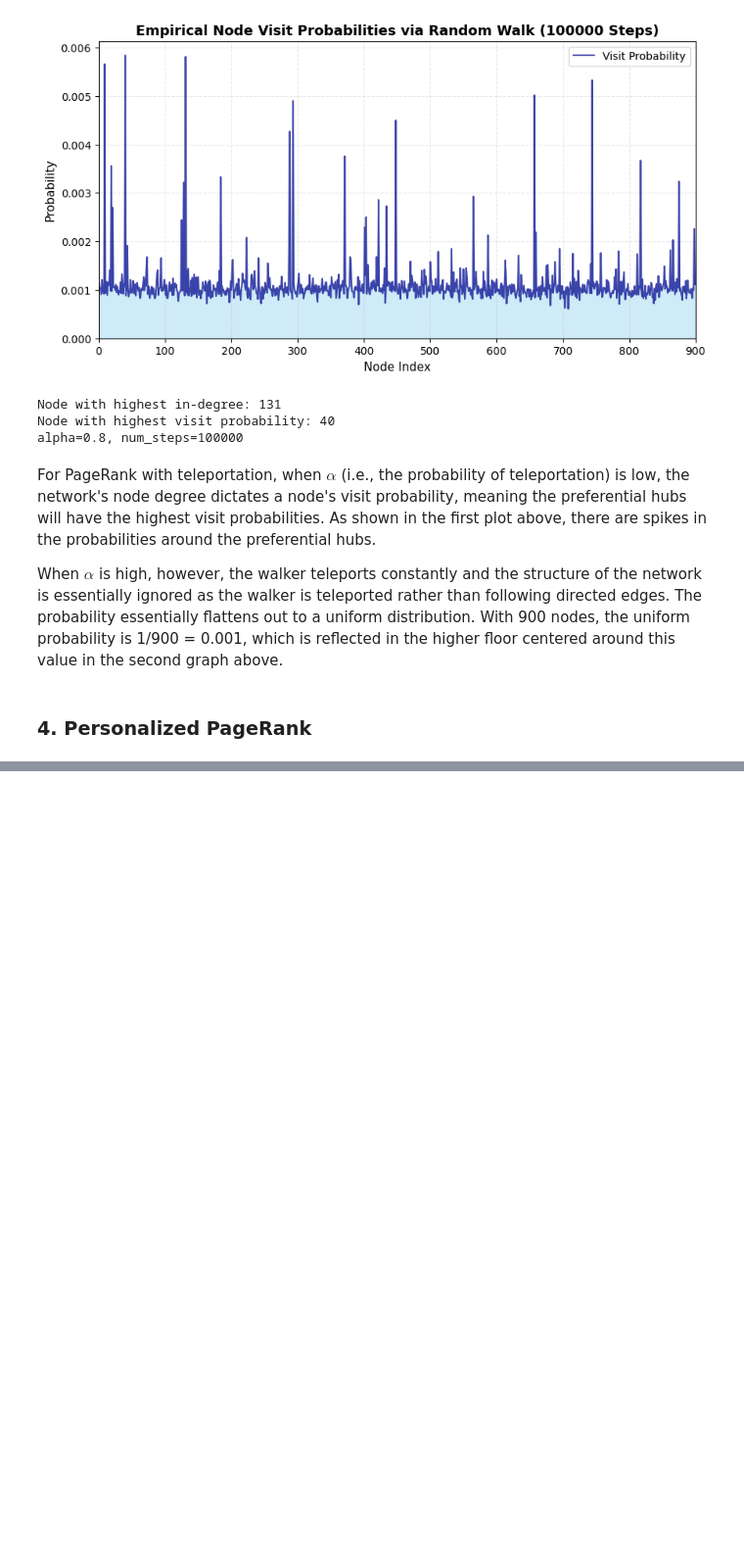
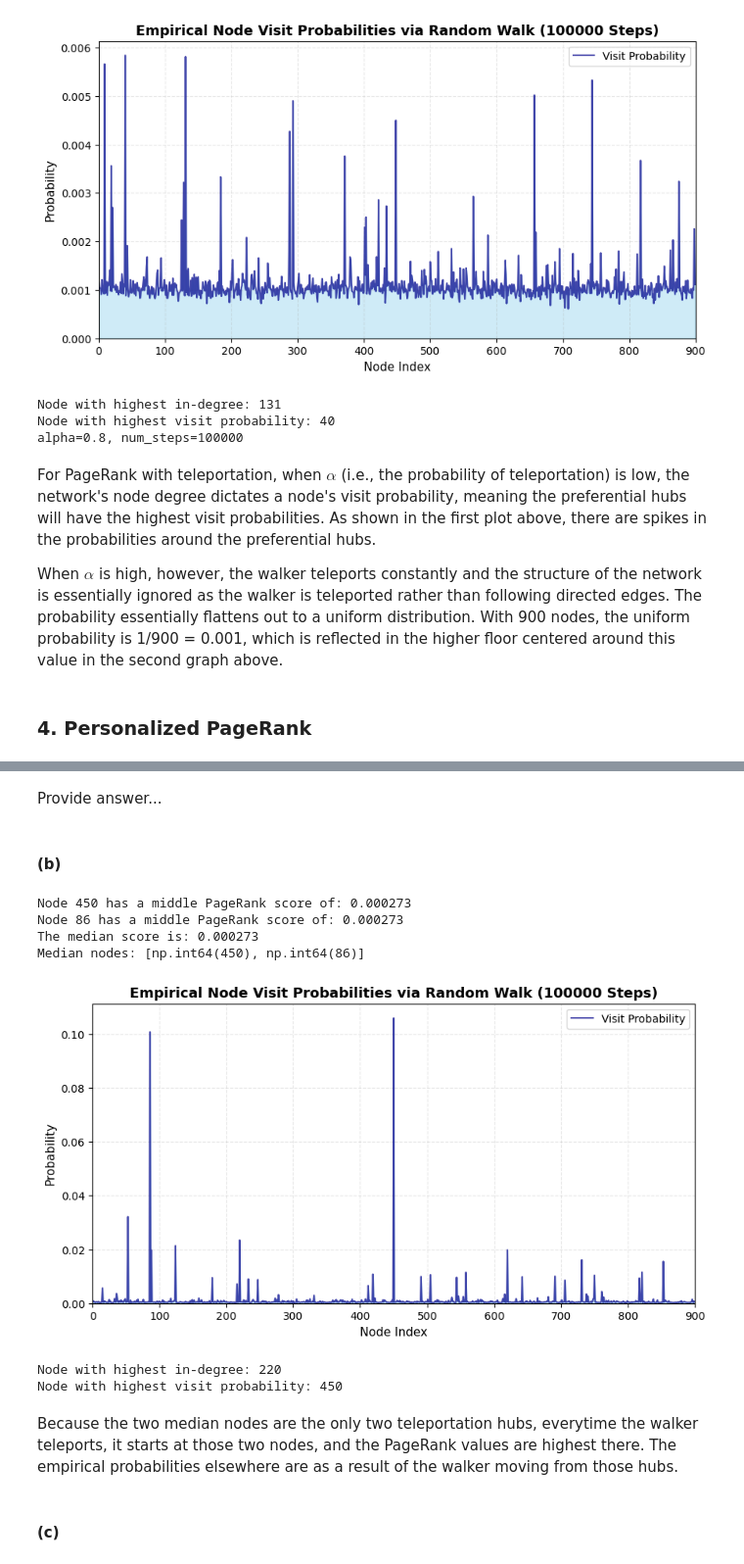
Before and after one commit to enoccer/ECE232E_repo, a Jupyter notebook: Project1/project1.ipynb, the cells around one changed output, grey strips where cells are left out. Shown at 98% size. Cells and saved outputs as stored; diff of their text form; code cells hidden in the pictures; blank space fills up the shorter version.

```diff
--- a/Project1/project1.ipynb
+++ b/Project1/project1.ipynb
@@ -179,0 +196,20 @@ When $\alpha$ is high, however, the walker teleports constantly and the structur
+# %% [markdown]
+Provide answer...
+# %% [markdown]
+#### (b)
+# %%
+import project1_code
+from project1_code import question2_4b
+question2_4b(alpha=0.2, num_steps=int(1e5)) # Lower alpha value
+# %% [output]
+Node 450 has a middle PageRank score of: 0.000273
+Node 86 has a middle PageRank score of: 0.000273
+The median score is: 0.000273
+Median nodes: [np.int64(450), np.int64(86)]
+[figure, added]
+Node with highest in-degree: 220
+Node with highest visit probability: 450
+# %% [markdown]
+Because the two median nodes are the only two teleportation hubs, everytime the walker teleports, it starts at those two nodes, and the PageRank values are highest there. The empirical probabilities elsewhere are as a result of the walker moving from those hubs.
+# %% [markdown]
+#### (c)
```
Also changed, not shown: parts of 3 cells of this notebook, 1 other file.
